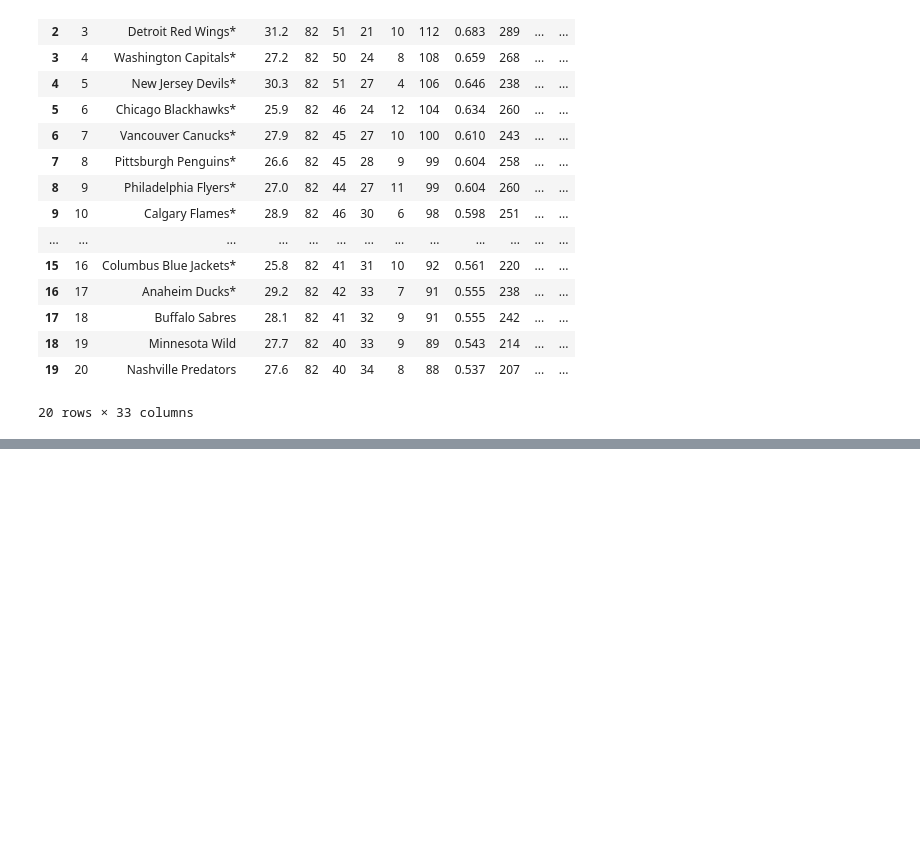
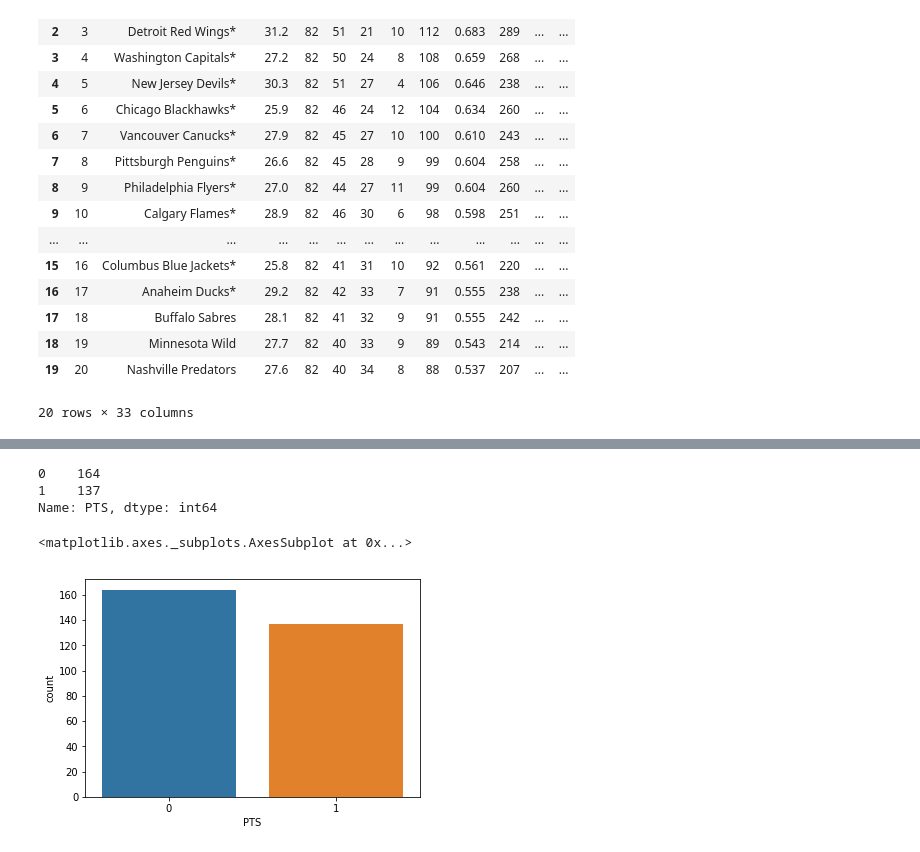
Before and after one commit to knwright/Hard_Refresh, a Jupyter notebook: NHL_Season_ML.ipynb, the cells around one changed output, grey strips where cells are left out. Drawn from its saved outputs; the diff is of its cells as text; code cells hidden in the pictures; blank space fills up the shorter version.

```diff
--- a/NHL_Season_ML.ipynb
+++ b/NHL_Season_ML.ipynb
@@ -59,0 +43,3 @@ print(X.shape, y.shape)
+# %%
+# Drop Team column
+season_clean = season.drop(columns='Team')
@@ -59,0 +81,6 @@ print(X.shape, y.shape)
+# %%
+# Preprocessing the data
+bins = (47, 94.5, 128)
+group_names = ['no_playoffs', 'playoffs']
+season_clean['PTS'] = pd.cut(season['PTS'], bins = bins, labels = group_names)
+season_clean['PTS'].unique()
@@ -59,0 +90,4 @@ print(X.shape, y.shape)
+# %%
+label_quality = LabelEncoder()
+# %%
+season_clean['PTS'] = label_quality.fit_transform(season_clean['PTS'])
@@ -59,0 +115,11 @@ print(X.shape, y.shape)
+# %%
+season_clean['PTS'].value_counts()
+# %% [output]
+0    164
+1    137
+Name: PTS, dtype: int64
+# %%
+sns.countplot(season_clean['PTS'])
+# %% [output]
+<matplotlib.axes._subplots.AxesSubplot at 0x...>
+[figure, added]
```
Also changed, not shown: parts of 35 cells of this notebook, 1 other file.
